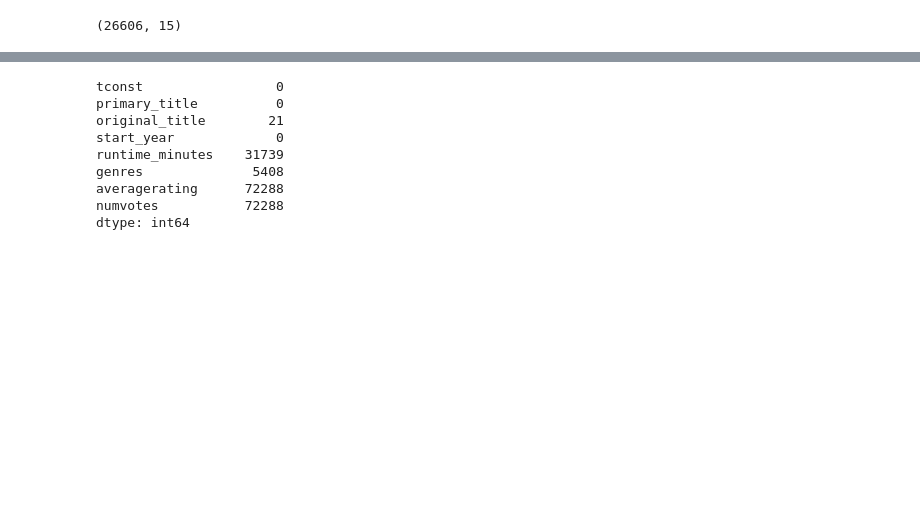
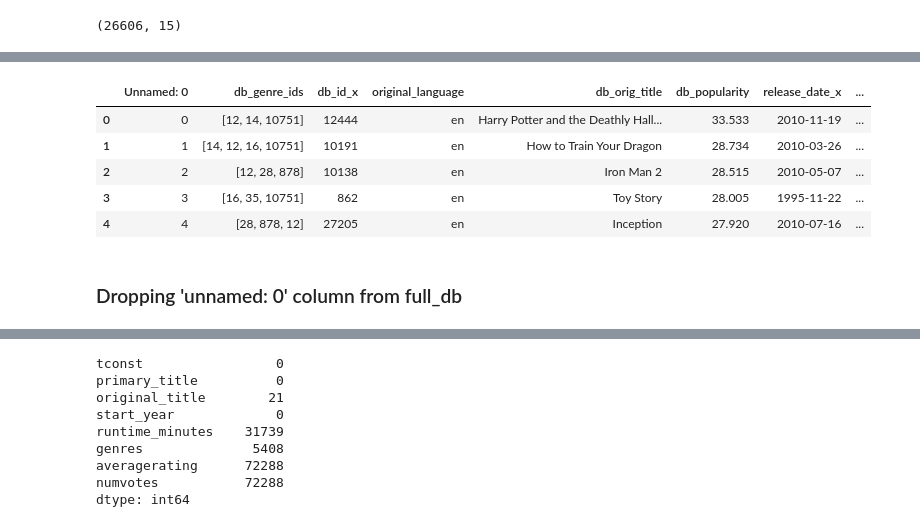
Before and after one commit to sidneykung/Movie-Data-Analysis, a Jupyter notebook: data_cleaning.ipynb, the cells around one changed output, grey strips where cells are left out. Cells and saved outputs as stored; diff of their text form; code cells hidden in the pictures; blank space fills up the shorter version.

```diff
--- a/data_cleaning.ipynb
+++ b/data_cleaning.ipynb
@@ -242,0 +277,12 @@ full_db.shape
+# %%
+# Checking that full_db columns were renamed successfully
+full_db.head()
+# %% [output]
+|  | Unnamed: 0 | db_genre_ids | db_id_x | original_language | db_orig_title | db_popularity | release_date_x | ... |
+| 0 | 0 | [12, 14, 10751] | 12444 | en | Harry Potter and the Deathly Hall... | 33.533 | 2010-11-19 | ... |
+| 1 | 1 | [14, 12, 16, 10751] | 10191 | en | How to Train Your Dragon | 28.734 | 2010-03-26 | ... |
+| 2 | 2 | [12, 28, 878] | 10138 | en | Iron Man 2 | 28.515 | 2010-05-07 | ... |
+| 3 | 3 | [16, 35, 10751] | 862 | en | Toy Story | 28.005 | 1995-11-22 | ... |
+| 4 | 4 | [28, 878, 12] | 27205 | en | Inception | 27.920 | 2010-07-16 | ... |
+# %% [markdown]
+### Dropping 'unnamed: 0' column from full_db
```
Also changed, not shown: parts of 27 cells of this notebook.
